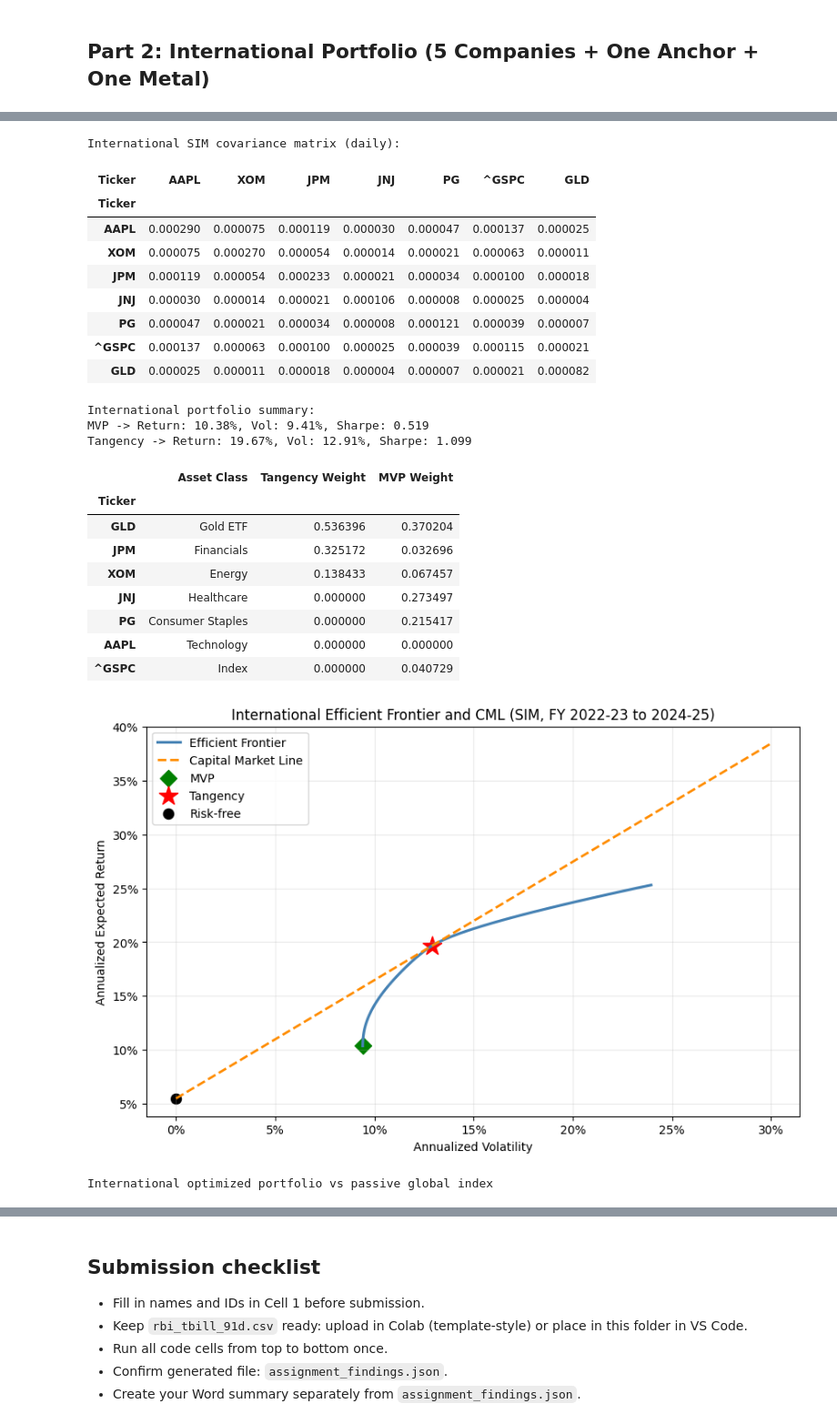
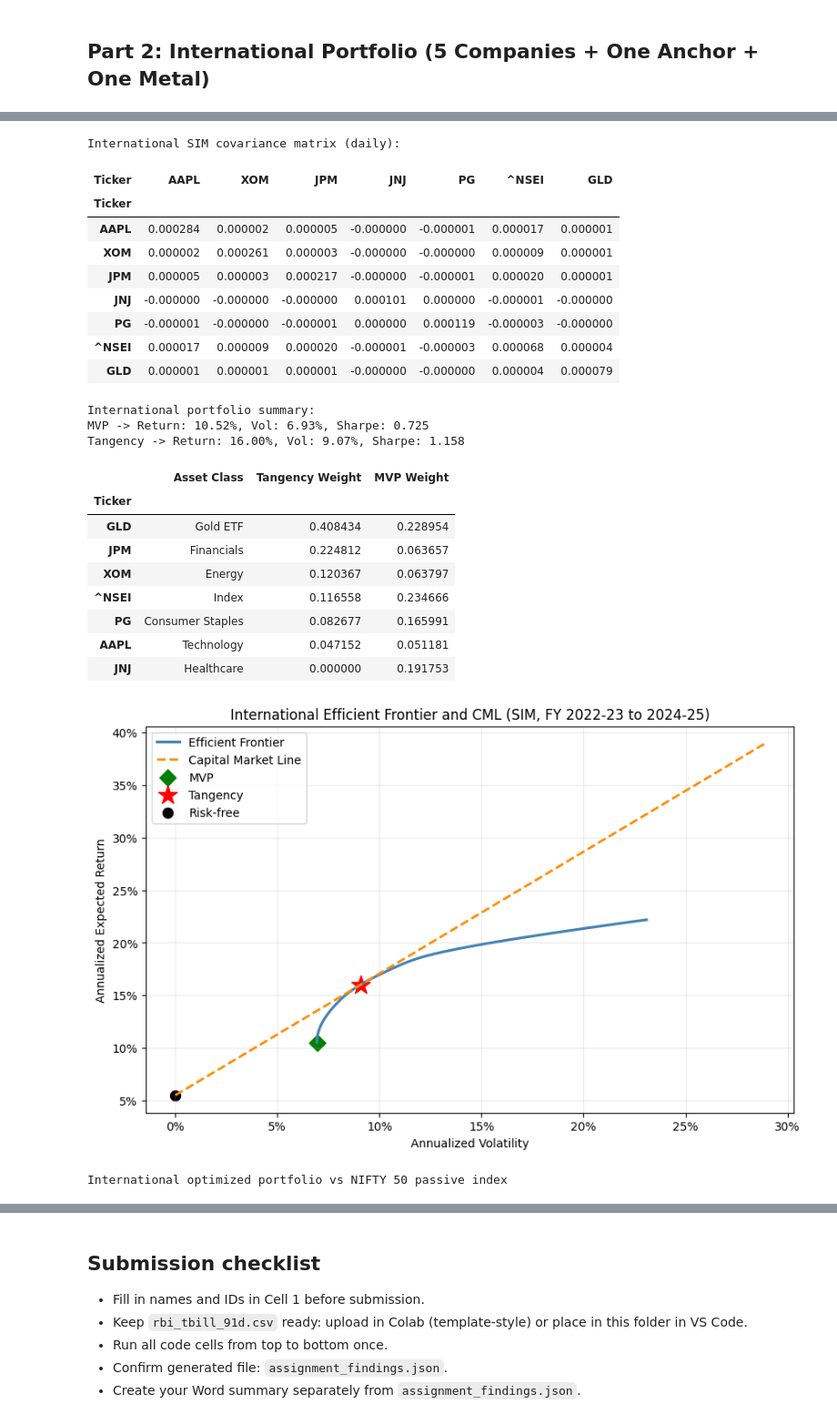
Before and after one commit to jtushya/SAPM-Repeat-Assignment, a Jupyter notebook: SIM_completed.ipynb, the cells around one changed output, grey strips where cells are left out. Shown at 91% size. Saved outputs shown, nothing was run; the diff lists cells and outputs as text; code cells hidden in the pictures.

Commit message:
changed to NIFTY

```diff
--- a/SIM_completed.ipynb
+++ b/SIM_completed.ipynb
@@ -17,7 +17,7 @@
 5. Efficient frontier and tangency for international universe.
 6. Cross-comparison: domestic vs international vs index benchmarks.
 # %%
-# v1.3
+# v1.4
 import os
 import warnings
 warnings.filterwarnings('ignore')
@@ -102,14 +102,15 @@ international_company_candidates = {
 # Assignment interpretation controls
 international_anchor_choice = 'INDEX'     # 'INDEX' or 'SECURITY'
 international_metal_choice = 'GOLD'       # 'GOLD' or 'SILVER'
-international_index_candidates = ['^GSPC', '^IXIC']
+international_index_candidates = ['^NSEI']
 international_metal_map = {'GOLD': 'GLD', 'SILVER': 'SLV'}
-international_market = '^GSPC'
+international_market = '^NSEI'
 
 print(f'Analysis period: {START_DATE} to {END_DATE}')
 print(f'Risk-free used: {RF_ANNUAL:.2%} p.a. from {rf_source}')
 print('Domestic candidate pool size:', len(domestic_candidates))
 print('International company candidate pool size:', len(international_company_candidates))
+print('Index used for both domestic and international comparisons: NIFTY 50 (^NSEI)')
 print(f'International mode: anchor={international_anchor_choice}, metal={international_metal_choice}')
 # %% [output]
 Analysis period: 2022-04-01 to 2025-03-31
@@ -634,9 +636,9 @@ international_index_returns = international_returns['Market']
 
 international_perf = pd.DataFrame({
     'International Tangency Portfolio': performance_stats(international_portfolio_returns, RF_ANNUAL),
-    'S&P 500 Passive Index': performance_stats(international_index_returns, RF_ANNUAL)
+    'NIFTY 50 Passive Index': performance_stats(international_index_returns, RF_ANNUAL)
 }).T
 
-print('International optimized portfolio vs passive global index')
+print('International optimized portfolio vs NIFTY 50 passive index')
 display(international_perf)
 # %% [output]
@@ -656,25 +658,25 @@ International SIM input list (daily estimates):
 International SIM covariance matrix (daily):
-| Ticker | AAPL | XOM | JPM | JNJ | PG | ^GSPC | GLD |
+| Ticker | AAPL | XOM | JPM | JNJ | PG | ^NSEI | GLD |
 | Ticker |  |  |  |  |  |  |  |
-| AAPL | 0.000290 | 0.000075 | 0.000119 | 0.000030 | 0.000047 | 0.000137 | 0.000025 |
-| XOM | 0.000075 | 0.000270 | 0.000054 | 0.000014 | 0.000021 | 0.000063 | 0.000011 |
-| JPM | 0.000119 | 0.000054 | 0.000233 | 0.000021 | 0.000034 | 0.000100 | 0.000018 |
-| JNJ | 0.000030 | 0.000014 | 0.000021 | 0.000106 | 0.000008 | 0.000025 | 0.000004 |
-| PG | 0.000047 | 0.000021 | 0.000034 | 0.000008 | 0.000121 | 0.000039 | 0.000007 |
-| ^GSPC | 0.000137 | 0.000063 | 0.000100 | 0.000025 | 0.000039 | 0.000115 | 0.000021 |
-| GLD | 0.000025 | 0.000011 | 0.000018 | 0.000004 | 0.000007 | 0.000021 | 0.000082 |
+| AAPL | 0.000284 | 0.000002 | 0.000005 | -0.000000 | -0.000001 | 0.000017 | 0.000001 |
+| XOM | 0.000002 | 0.000261 | 0.000003 | -0.000000 | -0.000000 | 0.000009 | 0.000001 |
+| JPM | 0.000005 | 0.000003 | 0.000217 | -0.000000 | -0.000001 | 0.000020 | 0.000001 |
+| JNJ | -0.000000 | -0.000000 | -0.000000 | 0.000101 | 0.000000 | -0.000001 | -0.000000 |
+| PG | -0.000001 | -0.000000 | -0.000001 | 0.000000 | 0.000119 | -0.000003 | -0.000000 |
+| ^NSEI | 0.000017 | 0.000009 | 0.000020 | -0.000001 | -0.000003 | 0.000068 | 0.000004 |
+| GLD | 0.000001 | 0.000001 | 0.000001 | -0.000000 | -0.000000 | 0.000004 | 0.000079 |
 International portfolio summary:
-MVP -> Return: 10.38%, Vol: 9.41%, Sharpe: 0.519
-Tangency -> Return: 19.67%, Vol: 12.91%, Sharpe: 1.099
+MVP -> Return: 10.52%, Vol: 6.93%, Sharpe: 0.725
+Tangency -> Return: 16.00%, Vol: 9.07%, Sharpe: 1.158
 |  | Asset Class | Tangency Weight | MVP Weight |
 | Ticker |  |  |  |
-| GLD | Gold ETF | 0.536396 | 0.370204 |
-| JPM | Financials | 0.325172 | 0.032696 |
-| XOM | Energy | 0.138433 | 0.067457 |
-| JNJ | Healthcare | 0.000000 | 0.273497 |
-| PG | Consumer Staples | 0.000000 | 0.215417 |
-| AAPL | Technology | 0.000000 | 0.000000 |
-| ^GSPC | Index | 0.000000 | 0.040729 |
+| GLD | Gold ETF | 0.408434 | 0.228954 |
+| JPM | Financials | 0.224812 | 0.063657 |
+| XOM | Energy | 0.120367 | 0.063797 |
+| ^NSEI | Index | 0.116558 | 0.234666 |
+| PG | Consumer Staples | 0.082677 | 0.165991 |
+| AAPL | Technology | 0.047152 | 0.051181 |
+| JNJ | Healthcare | 0.000000 | 0.191753 |
-[figure, old version]
+[figure, new version]
-International optimized portfolio vs passive global index
+International optimized portfolio vs NIFTY 50 passive index
 |  | CAGR | Annual Volatility | Sharpe | Max Drawdown | Terminal Wealth (Base=1) |
```
Also changed, not shown: parts of 3 cells of this notebook.
